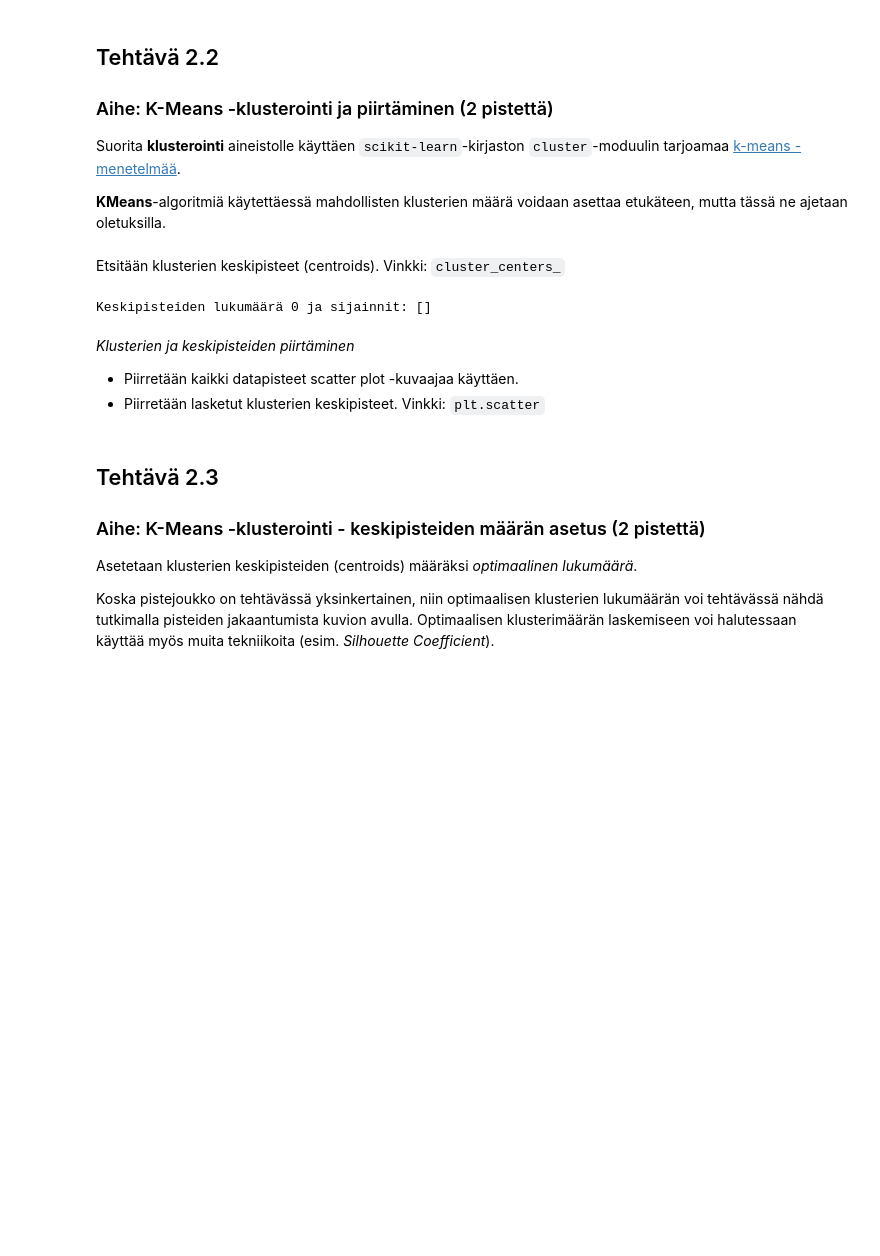
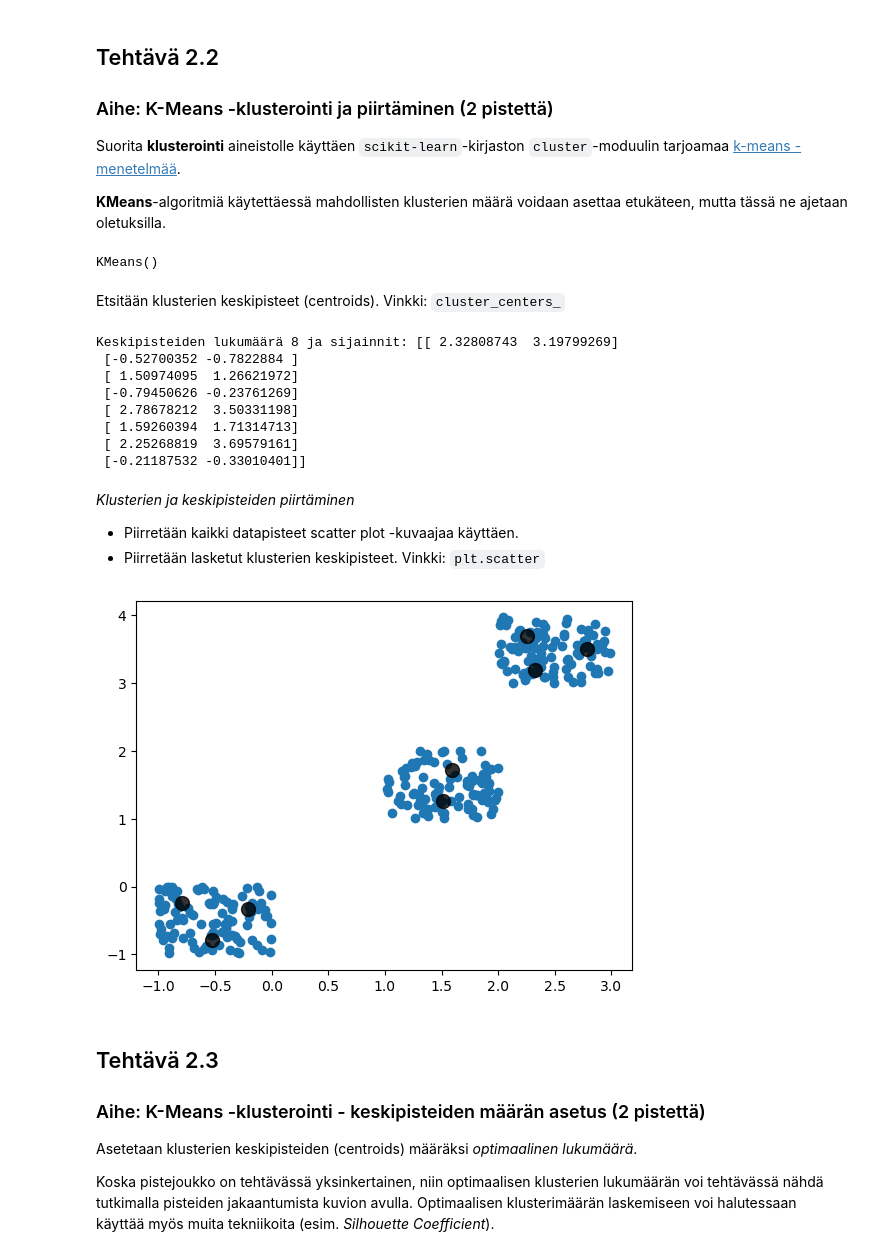
Before and after one commit to JermuSo/machinelearning_jamk, a Jupyter notebook: tehtavat/aihe_2_kmeans/tehtavat_aihe_2_kmeans.ipynb, the cells around one changed output. Cells and saved outputs as stored; diff of their text form; code cells hidden in the pictures; blank space fills up the shorter version.

```diff
--- a/tehtavat/aihe_2_kmeans/tehtavat_aihe_2_kmeans.ipynb
+++ b/tehtavat/aihe_2_kmeans/tehtavat_aihe_2_kmeans.ipynb
@@ -43,9 +62,16 @@ Pistejoukot generoidaan satunnaisluvuilla käyttäen seuraavia "lukualueita":
 Yhteensä generoituja pisteitä on samassa matriisissa 300 kappaletta.
 # %%
 # TODO: Generoi yhteensä 300 pistettä, joissa kaikissa arvot ovat erillisissä arvojoukoissa
+points_1 = np.random.rand(100, 2) - 1
+points_2 = np.random.rand(100, 2) + 1
+points_3 = np.random.rand(100, 2)
+points_3[:, 0] += 2
+points_3[:, 1] += 3
 # TODO: Yhdistä generoitujen matriisien arvot yhteen datajoukkoon
+all_points = np.vstack((points_1, points_2, points_3))
 # TODO: sekoita arvot ennen seuraavaa vaihetta
-X = [[]]
+np.random.shuffle(all_points)
+X = all_points
 
 # Tulostetaan taulukon koko
 print(f"Matriisin pituus: {len(X)}")
@@ -61,18 +87,30 @@ Suorita **klusterointi** aineistolle käyttäen `scikit-learn`-kirjaston `cluste
 **KMeans**-algoritmiä käytettäessä mahdollisten klusterien määrä voidaan asettaa etukäteen, mutta tässä ne ajetaan oletuksilla.
 # %%
 kmean = KMeans()
+# Haluaisin laittaa klustereiden määrän = 3 mutta ajetaan oletuksella(8?) ohjeen mukaan
 # TODO: Sovitetaan koko aineisto
+kmean.fit(X)
+# %% [output]
+KMeans()
 # %% [markdown]
 Etsitään klusterien keskipisteet (centroids).
 Vinkki: `cluster_centers_`
 # %%
 # TODO: Klusterien keskipisteiden hakeminen
-centroids = []
+centroids = kmean.cluster_centers_
+cluster_labels = kmean.labels_
 
 # Tulostetaan klustereiden keskipisteet ja niiden lukumäärä
 print(f"Keskipisteiden lukumäärä {len(centroids)} ja sijainnit: {centroids}")
 # %% [output]
-Keskipisteiden lukumäärä 0 ja sijainnit: []
+Keskipisteiden lukumäärä 8 ja sijainnit: [[ 2.32808743  3.19799269]
+ [-0.52700352 -0.7822884 ]
+ [ 1.50974095  1.26621972]
+ [-0.79450626 -0.23761269]
+ [ 2.78678212  3.50331198]
+ [ 1.59260394  1.71314713]
+ [ 2.25268819  3.69579161]
+ [-0.21187532 -0.33010401]]
 # %% [markdown]
 *Klusterien ja keskipisteiden piirtäminen*
 
@@ -81,8 +119,12 @@ Keskipisteiden lukumäärä 0 ja sijainnit: []
 Vinkki: `plt.scatter`
 # %%
 # TODO: Piirretään pisteet scatter plot -kuvaajaan
-
+plt.scatter(X[:, 0], X[:, 1], c='#1f77b4')
 # TODO:  Piirretään lasketut klusterien keskipisteet (centroids)
+# Keskipisteitä piirtyy ilmeisesti liikaa koska ei ole määritetty n_clusters
+plt.scatter(centroids[:, 0], centroids[:, 1], c='black', s=100, alpha=0.8);
+# %% [output]
+[figure, added]
 # %% [markdown]
 ## Tehtävä 2.3
 ### Aihe: K-Means -klusterointi - keskipisteiden määrän asetus (2 pistettä)
```
Also changed, not shown: parts of 6 cells of this notebook, 2 other files.
